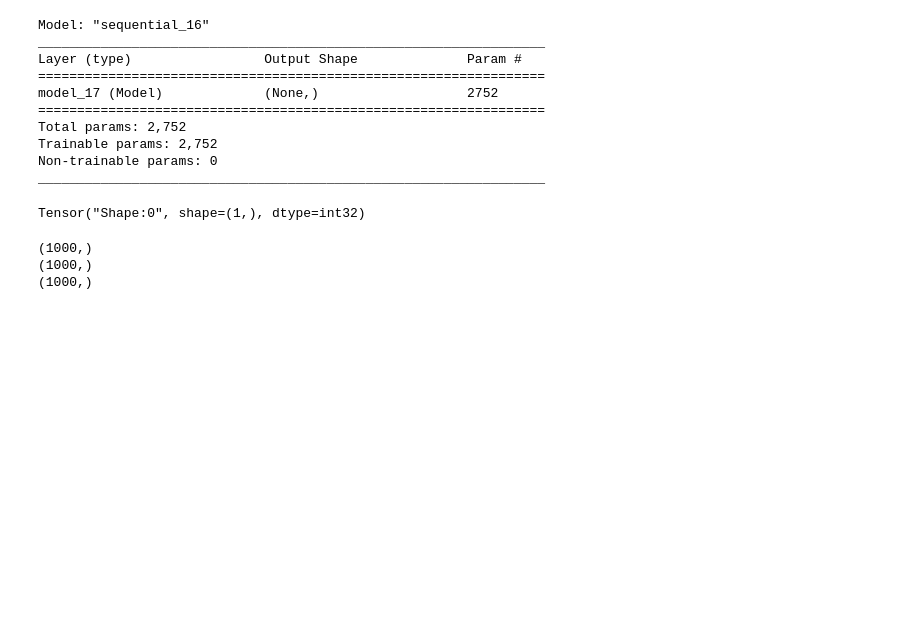
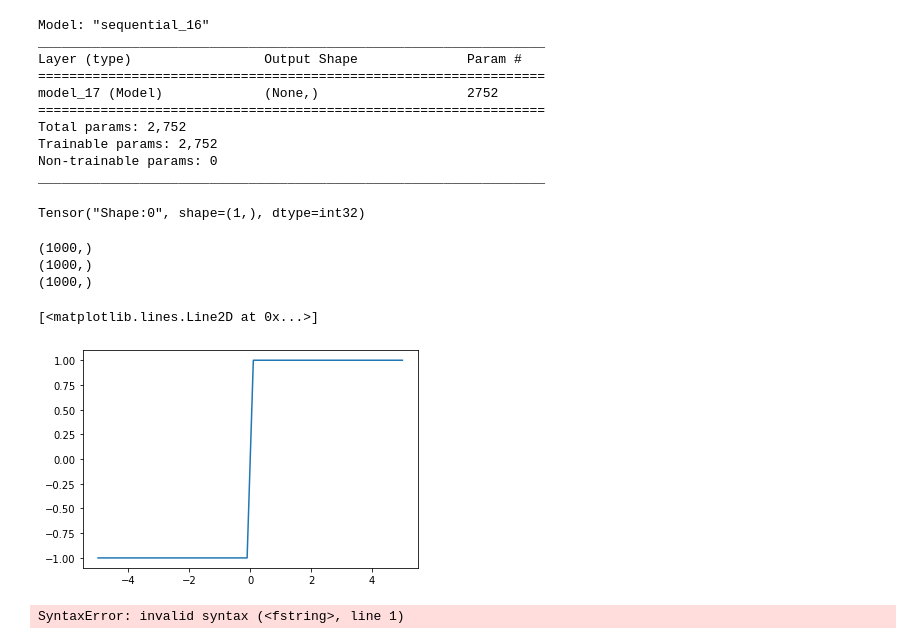
Before and after one commit to krishdesai7/SymmetryDiscovery, a Jupyter notebook: SymmetryGAN/Augmentation/1d_gaussian.ipynb, the cells around one changed output. Saved outputs shown, nothing was run; the diff lists cells and outputs as text; code cells hidden in the pictures; blank space fills up the shorter version.

```diff
--- a/SymmetryGAN/Augmentation/1d_gaussian.ipynb
+++ b/SymmetryGAN/Augmentation/1d_gaussian.ipynb
@@ -221,3 +221,12 @@ print(np.shape(c))
 (1000,)
 (1000,)
 (1000,)
+# %%
+b = 0
+def g(x):
+    return b*x + (1 - b)*tf.math.sign(x)
+x = np.linspace(-5, 5)
+plt.plot(x, g(x))
+# %% [output]
+[<matplotlib.lines.Line2D at 0x...>]
+[figure, added]
@@ -223,0 +235,4 @@ print(np.shape(c))
+# %%
+print(f'{num_value%2=}')
+# %% [output]
+SyntaxError: invalid syntax (<fstring>, line 1)
```
Also changed, not shown: parts of 3 cells of this notebook, 9 other files.
